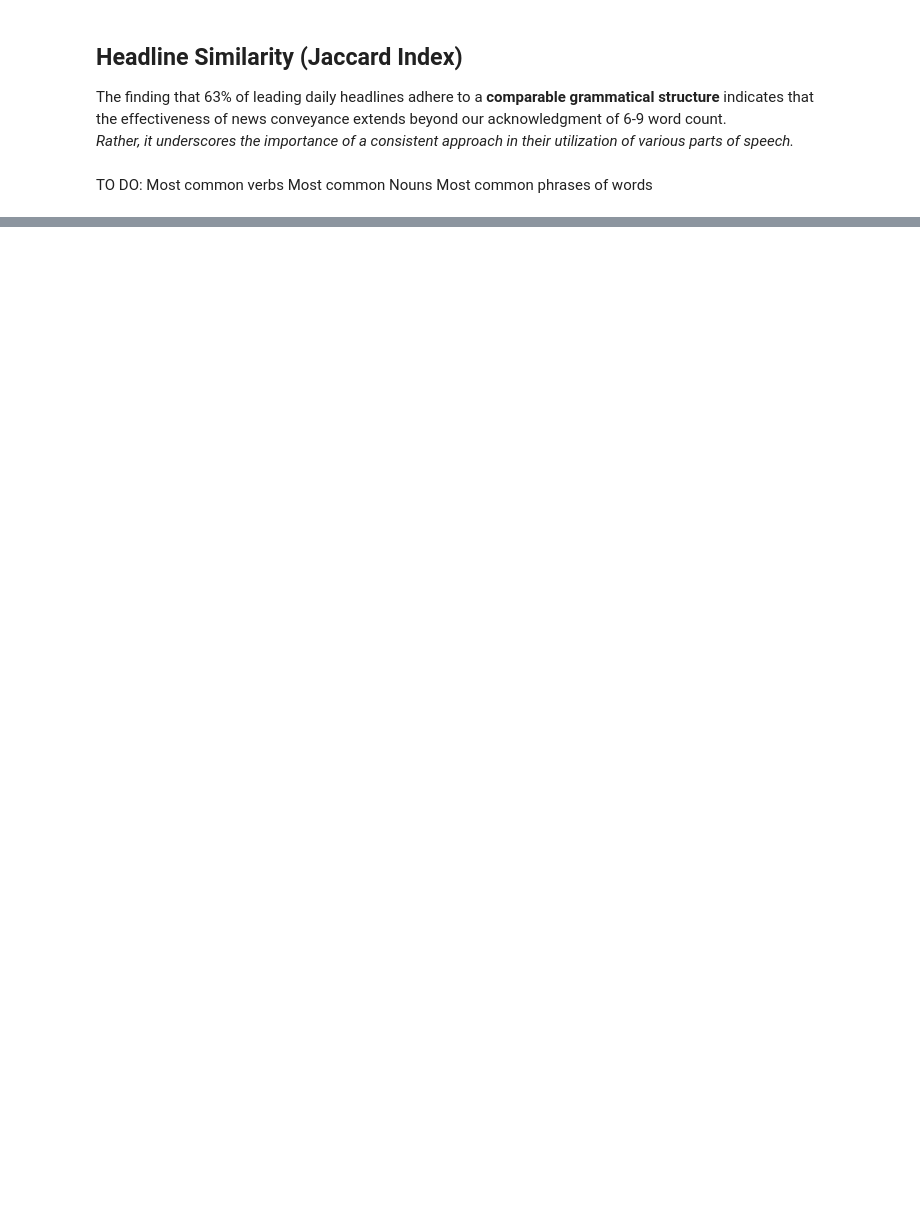
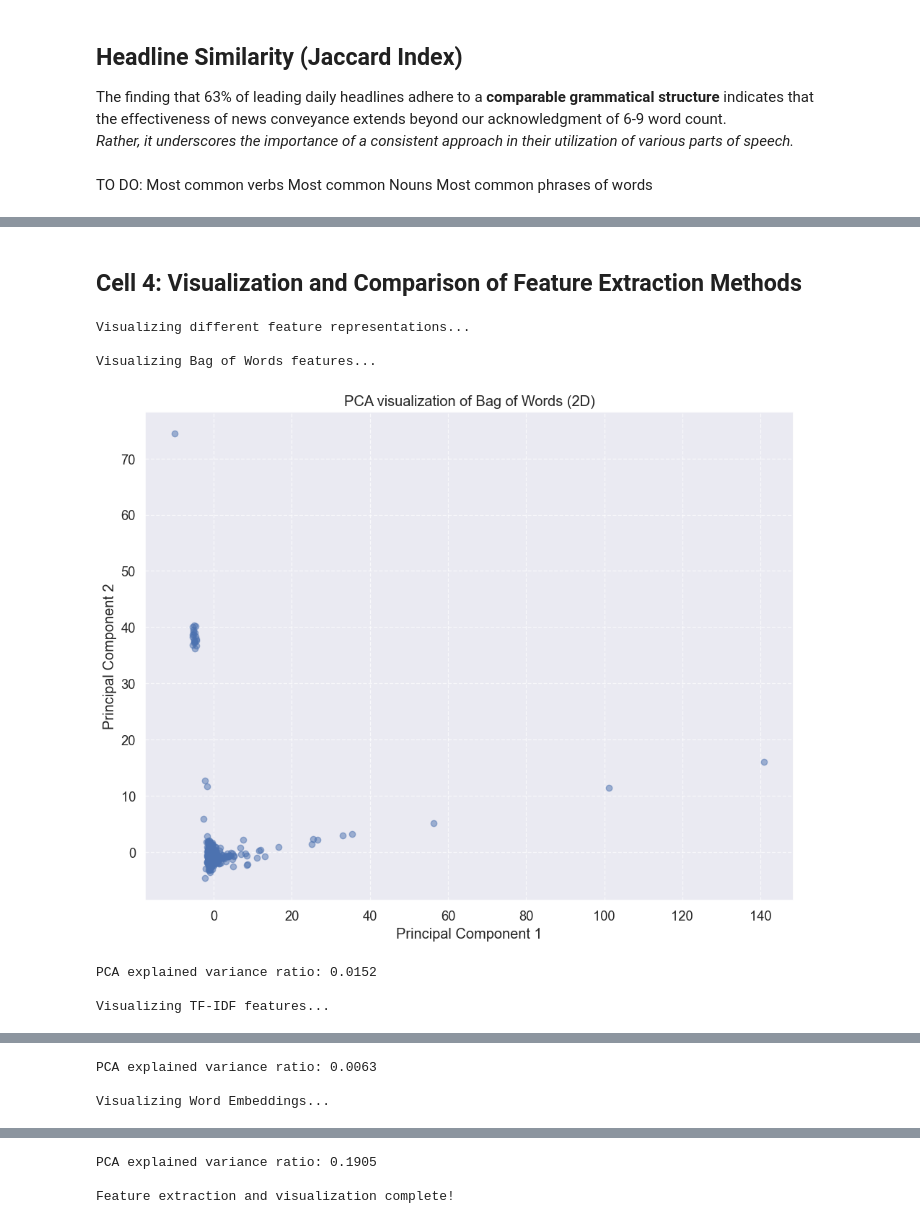
Before and after one commit to Rockhardey54/NLPNewsAnalyzer, a Jupyter notebook: headlines.ipynb, the cells around one changed output, grey strips where cells are left out. Drawn from its saved outputs; the diff is of its cells as text; code cells hidden in the pictures; blank space fills up the shorter version.

```diff
--- a/headlines.ipynb
+++ b/headlines.ipynb
@@ -1645,0 +1869,71 @@ c:\Users\rocky\notebooks\venv
+# %% [markdown]
+
+
+## Cell 4: Visualization and Comparison of Feature Extraction Methods
+# %%
+
+import matplotlib.pyplot as plt
+from sklearn.decomposition import PCA
+from sklearn.manifold import TSNE
+from sklearn.preprocessing import StandardScaler
+
+print("\nVisualizing different feature representations...")
+
+# Function to fit a dimension reduction model and plot the results
+def plot_embeddings(features, title, n_samples=1000):
+    # Randomly sample n_samples if there are more
+    if features.shape[0] > n_samples:
+        indices = np.random.choice(features.shape[0], n_samples, replace=False)
+        features_sample = features[indices]
+    else:
+        features_sample = features
+        indices = np.arange(features.shape[0])
+
+    # Scale the features
+    scaler = StandardScaler()
+    features_scaled = scaler.fit_transform(features_sample)
+
+    # Apply PCA for dimensionality reduction to 2D
+    pca = PCA(n_components=2)
+    features_pca = pca.fit_transform(features_scaled)
+
+    # Create the plot
+    plt.figure(figsize=(10, 8))
+    plt.scatter(features_pca[:, 0], features_pca[:, 1], alpha=0.5)
+    plt.title(f'PCA visualization of {title} (2D)')
+    plt.xlabel('Principal Component 1')
+    plt.ylabel('Principal Component 2')
+    plt.grid(True, linestyle='--', alpha=0.7)
+    plt.tight_layout()
+    plt.show()
+
+    print(f"PCA explained variance ratio: {pca.explained_variance_ratio_.sum():.4f}")
+
+    return indices
+
+# Visualize BoW features
+if 'bow_features' in news_df.columns:
+    print("\nVisualizing Bag of Words features...")
+    bow_dense = bow_features.toarray()
+    plot_embeddings(bow_dense, "Bag of Words")
+
+# Visualize TF-IDF features
+if 'tfidf_features' in news_df.columns:
+    print("\nVisualizing TF-IDF features...")
+    tfidf_dense = tfidf_features.toarray()
+    plot_embeddings(tfidf_dense, "TF-IDF")
+
+# Visualize Word Embeddings
+if 'word_embeddings' in news_df.columns:
+    print("\nVisualizing Word Embeddings...")
+    plot_embeddings(embeddings_array, "Word Embeddings")
+
+print("\nFeature extraction and visualization complete!")
+# %% [output]
+Visualizing different feature representations...
+
+Visualizing Bag of Words features...
+[figure, added]
+PCA explained variance ratio: 0.0152
+
+Visualizing TF-IDF features...
@@ -1645,0 +1941,3 @@ c:\Users\rocky\notebooks\venv
+PCA explained variance ratio: 0.0063
+
+Visualizing Word Embeddings...
@@ -1645,0 +1945,3 @@ c:\Users\rocky\notebooks\venv
+PCA explained variance ratio: 0.1905
+
+Feature extraction and visualization complete!
```
Also changed, not shown: parts of 36 cells of this notebook, 8 other files.
